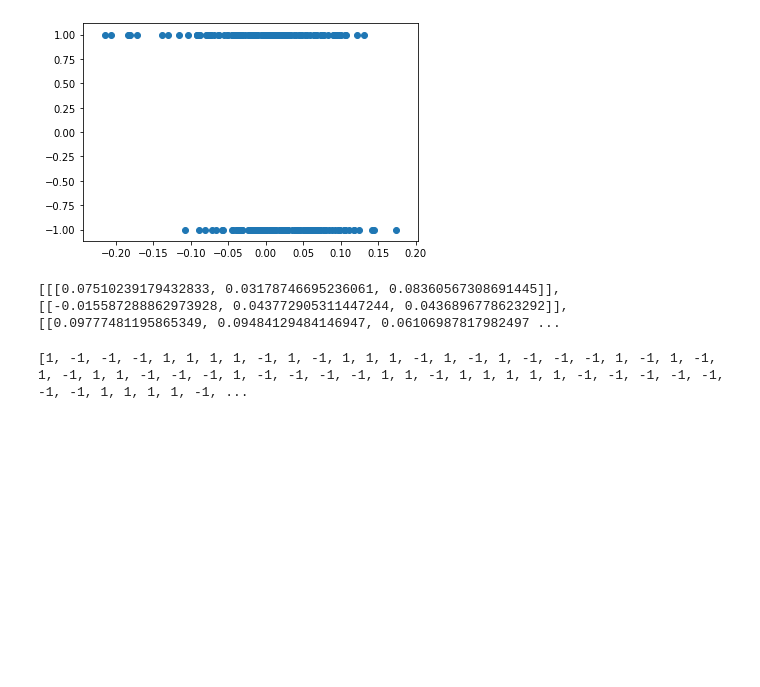
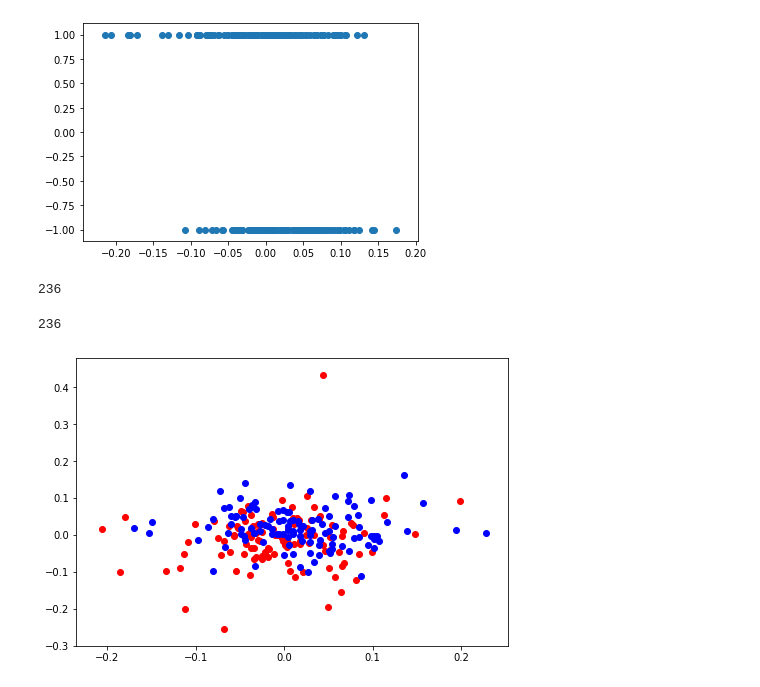
Before and after one commit to jfsuarezb/forex-bot, a Jupyter notebook: correlation-study.ipynb, the cells around one changed output. Cells and saved outputs as stored; diff of their text form; code cells hidden in the pictures; blank space fills up the shorter version.

```diff
--- a/correlation-study.ipynb
+++ b/correlation-study.ipynb
@@ -114,10 +114,29 @@ plt.scatter(stock,labels)
 <matplotlib.collections.PathCollection at 0x...>
 [figure]
 # %%
-print(trainning_data)
+print(len(trainning_data))
 # %% [output]
-[[[0.07510239179432833, 0.03178746695236061, 0.08360567308691445]], [[-0.015587288862973928, 0.043772905311447244, 0.0436896778623292]], [[0.09777481195865349, 0.09484129484146947, 0.06106987817982497 ...
+236
 # %%
-print(labels)
+print(len(labels))
 # %% [output]
-[1, -1, -1, -1, 1, 1, 1, 1, -1, 1, -1, 1, 1, 1, -1, 1, -1, 1, -1, -1, -1, 1, -1, 1, -1, 1, -1, 1, 1, -1, -1, -1, 1, -1, -1, -1, -1, 1, 1, -1, 1, 1, 1, 1, 1, -1, -1, -1, -1, -1, -1, -1, 1, 1, 1, 1, -1, ...
+236
+# %%
+scatter_data=list(zip(trainning_data,labels))
+scatter_positive_exchange = []
+scatter_negative_exchange = []
+for i in scatter_data:
+    if i[1] == 1:
+        scatter_positive_exchange.append(i[0][0])
+    else:
+        scatter_negative_exchange.append(i[0][0])
+scatter_positive_exchange = np.transpose(scatter_positive_exchange)
+scatter_negative_exchange = np.transpose(scatter_negative_exchange)
+
+fig = plt.figure()
+ax = fig.add_axes([0,0,1,1])
+ax.scatter(scatter_positive_exchange[0],scatter_positive_exchange[1], color='r')
+ax.scatter(scatter_negative_exchange[0],scatter_negative_exchange[1], color='b')
+plt.show()
+# %% [output]
+[figure, added]
```
Also changed, not shown: parts of 5 cells of this notebook, 1 other file.
